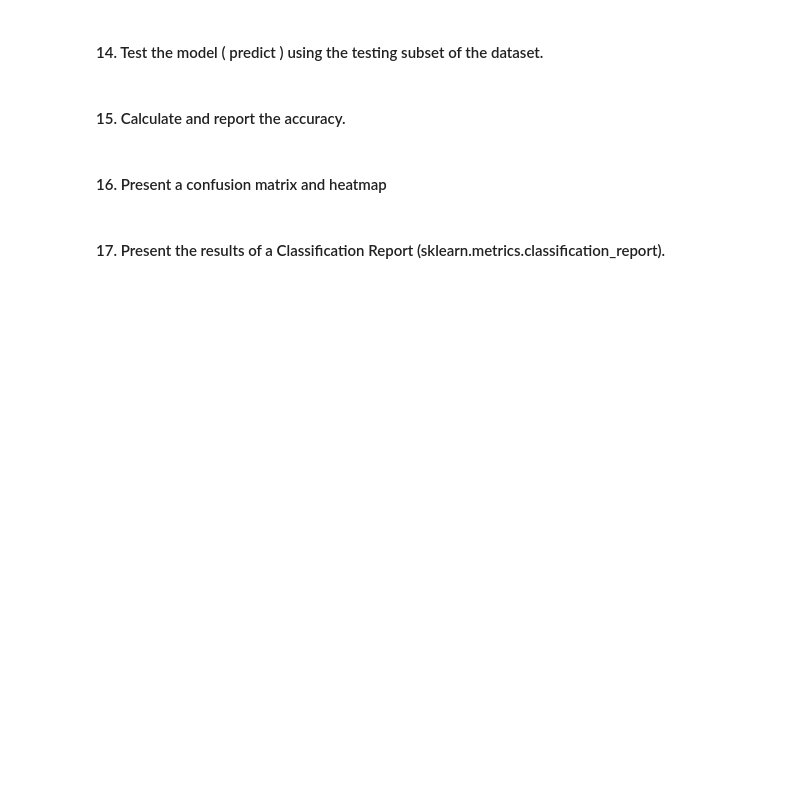
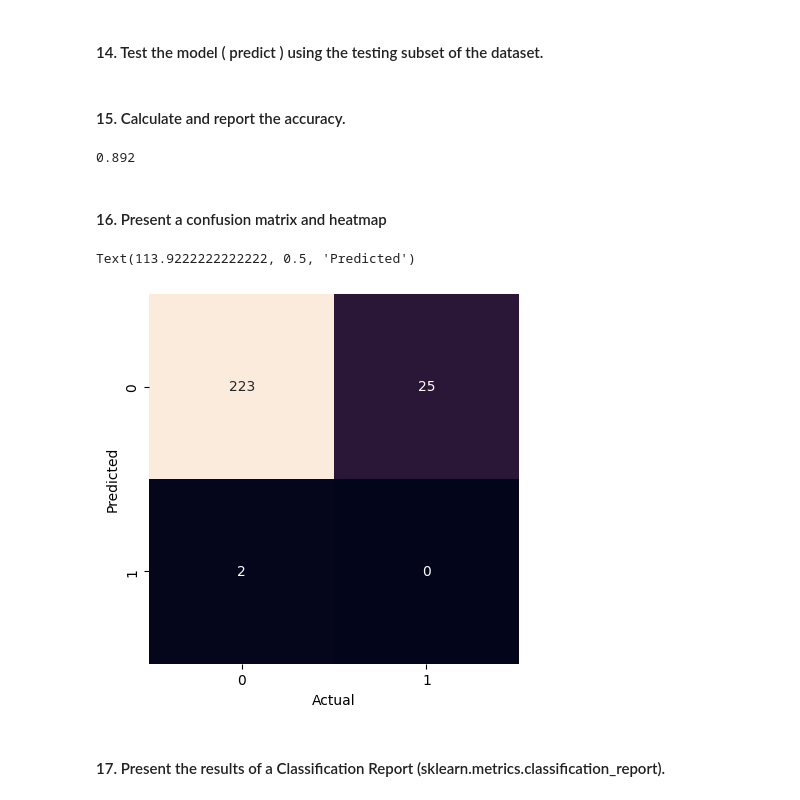
Before and after one commit to cnmi-ds-22/tanickell___Data-Science-Portfolio-C22, a Jupyter notebook: Modules/Module_1_Intro_to_DS_and_Naive_Bayes/Projects/Instructions/Project.1-Transactions/Project.1-Pass-02.ipynb, the cells around one changed output. Saved outputs shown, nothing was run; the diff lists cells and outputs as text; code cells hidden in the pictures; blank space fills up the shorter version.

```diff
--- a/Modules/Module_1_Intro_to_DS_and_Naive_Bayes/Projects/Instructions/Project.1-Transactions/Project.1-Pass-02.ipynb
+++ b/Modules/Module_1_Intro_to_DS_and_Naive_Bayes/Projects/Instructions/Project.1-Transactions/Project.1-Pass-02.ipynb
@@ -192,11 +591,14 @@ Produce some visual analysis of the data.  Recall that Gaussian Naive Bayes assu
 #### 11. Define an empty Gaussian Naïve Bayes model using Sklearn.
 # %%
 # Create an empty GNB model
+modelGNB = GaussianNB()
 # %% [markdown]
 #### 12. Divide the two data sets you created in step #10 into training and testing subsets, i.e. train-test split.
 # %%
 # Train Test Split
+X_train, X_test, y_train, y_test = train_test_split( features, target, test_size = 0.25 )
 # %% [markdown]
 #### 13. Train ( fit ) the model using the training subset of the dataset.
 # %%
 # Train ( fit ) the model
+modelGNB.fit(X_train, y_train)
@@ -204,14 +608,32 @@ Produce some visual analysis of the data.  Recall that Gaussian Naive Bayes assu
 #### 14. Test the model ( predict ) using the testing subset of the dataset.
 # %%
 # Make predictions using the model
+y_pred = modelGNB.predict(X_test)
 # %% [markdown]
 #### 15. Calculate and report the accuracy.
 # %%
-# Calculate the accuracy and save to array
+# Calculate the accuracy
+accuracy = metrics.accuracy_score(y_test, y_pred)
+accuracy
+# %% [output]
+0.892
 # %% [markdown]
 #### 16. Present a confusion matrix and heatmap
 # %%
 # Display confusion matrix
+matrix = metrics.confusion_matrix(y_test, y_pred)
+sns.heatmap(
+    matrix.T,
+    square = True,
+    annot = True,
+    fmt = 'd',
+    cbar = False
+)
+plt.xlabel('Actual')
+plt.ylabel('Predicted')
+# %% [output]
+Text(113.9222222222222, 0.5, 'Predicted')
+[figure, added]
 # %% [markdown]
 #### 17. Present the results of a Classification Report (sklearn.metrics.classification_report).
 # %%
```
Also changed, not shown: parts of 47 cells of this notebook.
